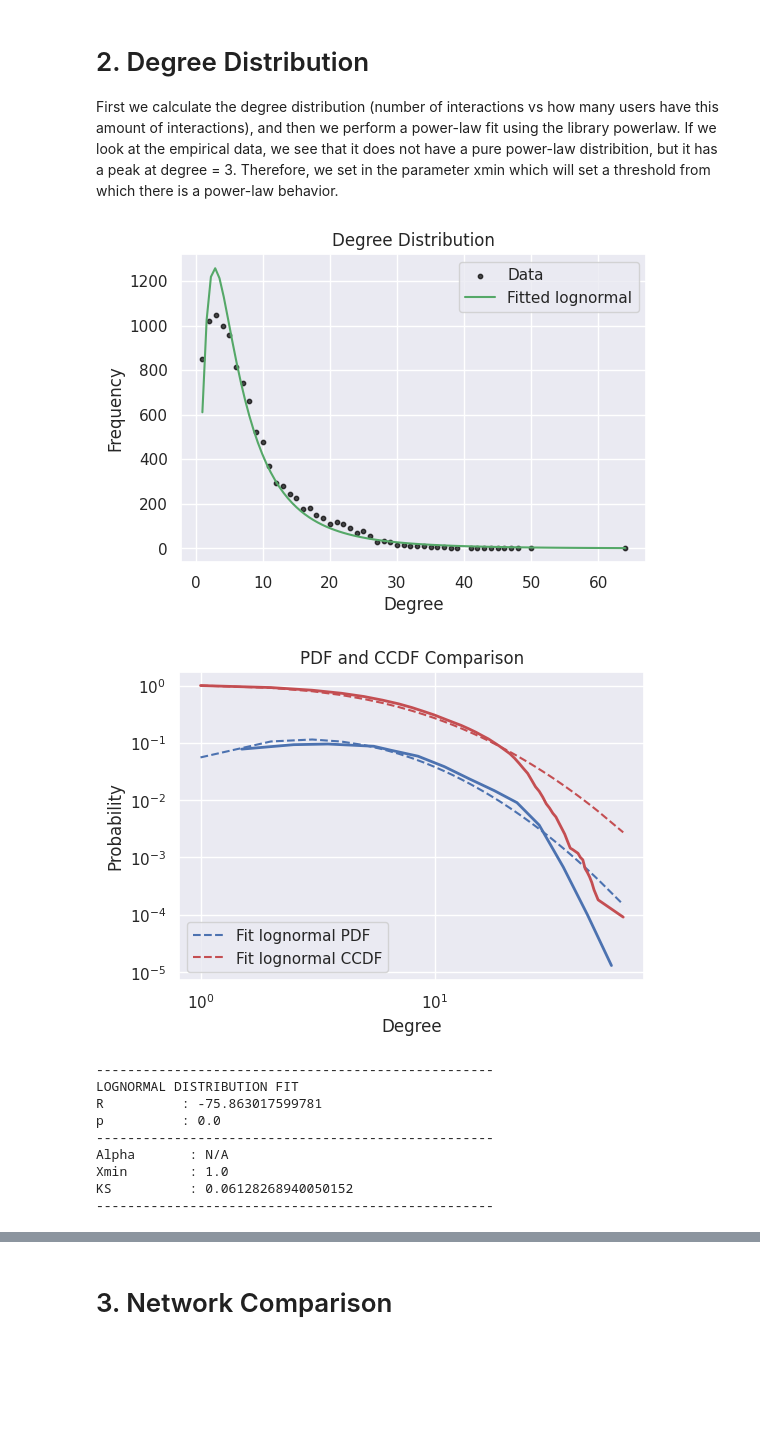
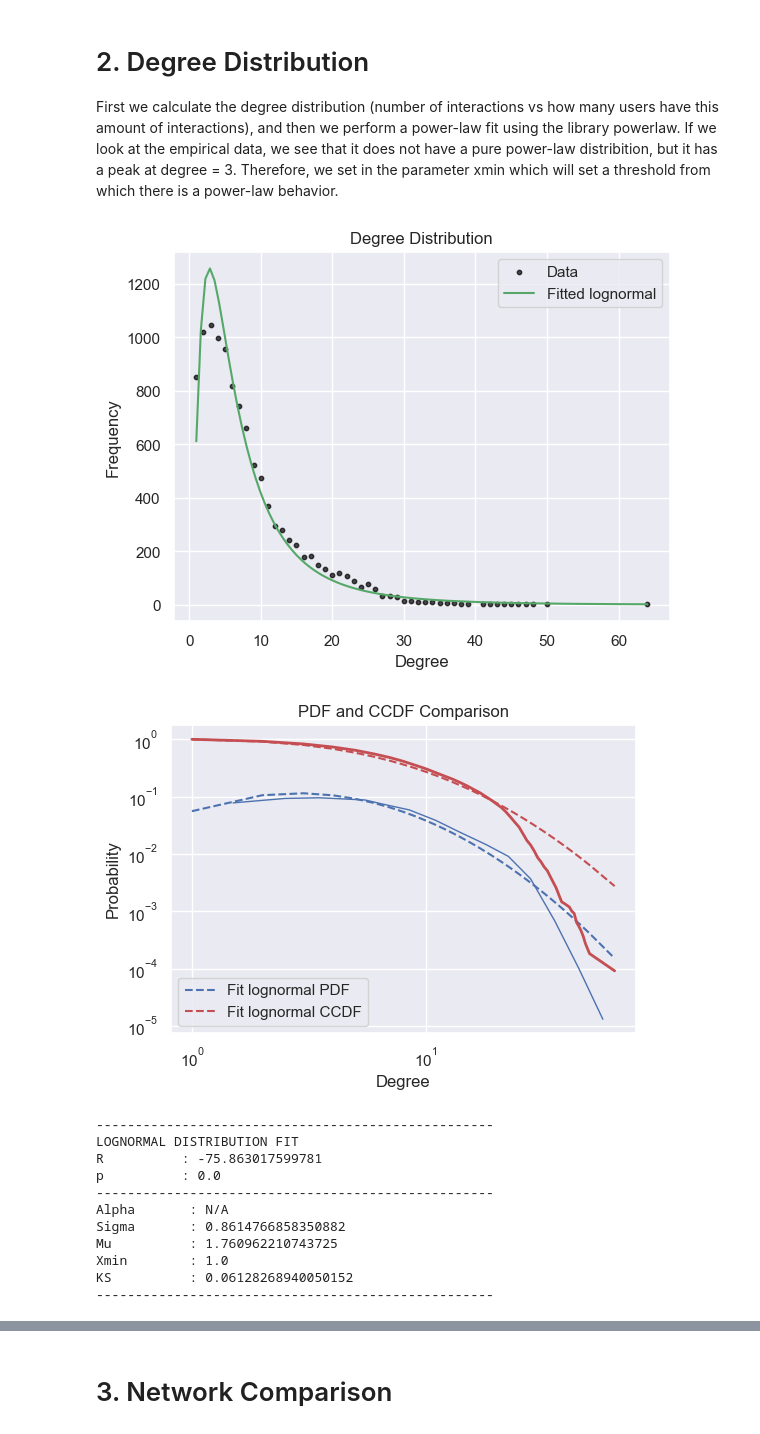
Before and after one commit to haxmxah/DDSA_Assignment_3, a Jupyter notebook: notebooks/assignment II.ipynb, the cells around one changed output, grey strips where cells are left out. Saved outputs shown, nothing was run; the diff lists cells and outputs as text; code cells hidden in the pictures; blank space fills up the shorter version.

```diff
--- a/notebooks/assignment II.ipynb
+++ b/notebooks/assignment II.ipynb
@@ -457,7 +458,8 @@ def get_degree_distr(G, distributions, xmin=None):
     degrees = np.array(list(degree_freq_dict.keys()))
     frequencies = np.array(list(degree_freq_dict.values()))
 
-    fit = pl.Fit(degree_freq_list, discrete=True, linear_bins=True, xmin=xmin)
+    fit = pl.Fit(degree_freq_list, discrete=True, xmin=xmin, bin_edges=True)
+
     R, p = fit.distribution_compare(distributions[0], distributions[1], normalized_ratio=True)
 
     if R > 0:
@@ -470,49 +472,55 @@ def get_degree_distr(G, distributions, xmin=None):
     x_range = np.linspace(selected_dist.xmin, max(degree_freq_list), 100)
     y_range = [selected_dist.pdf(x) * len(degree_freq_list) for x in x_range]
 
-    plt.figure(figsize=(6, 4))
+    plt.figure()
     plt.scatter(degrees, frequencies, s=10, alpha=0.7, color='black', label="Data")
     plt.plot(x_range, y_range, color='g', linestyle='-', label=f"Fitted {dist_name}")
     plt.xlabel("Degree")
     plt.ylabel("Frequency")
     plt.legend()
     plt.title("Degree Distribution")
     plt.show()
 
     fig, ax = plt.subplots(figsize=(6, 4))
-    fit.plot_pdf(color='b', linewidth=2, ax=ax)
     selected_dist.plot_pdf(ax=ax, color='b', linestyle='--', label=f"Fit {dist_name} PDF")
+    fit.plot_pdf(color='b', linewidth=1, ax=ax)
     fit.plot_ccdf(color='r', linewidth=2, ax=ax)
     selected_dist.plot_ccdf(ax=ax, color='r', linestyle='--', label=f"Fit {dist_name} CCDF")
     ax.set_xlabel("Degree")
     ax.set_ylabel("Probability")
     ax.legend()
     ax.set_title("PDF and CCDF Comparison")
+
     plt.show()
+
 
     string = f"""
 ---------------------------------------------------
 {dist_name.upper()} DISTRIBUTION FIT
 R          : {R}
 p          : {p}
 ---------------------------------------------------
 Alpha       : {getattr(selected_dist, 'alpha', 'N/A')}
+Sigma       : {getattr(selected_dist, 'sigma', 'N/A')}
+Mu          : {getattr(selected_dist, 'mu', 'N/A')}
 Xmin        : {selected_dist.xmin}
 KS          : {selected_dist.D}
 ---------------------------------------------------
 """
     return string
 
 print(get_degree_distr(G, ['power_law', 'lognormal'], xmin=1))
 # %% [output]
-[figure, old version]
+[figure, new version]
-[figure, old version]
+[figure, new version]
 ---------------------------------------------------
 LOGNORMAL DISTRIBUTION FIT
 R          : -75.863017599781
 p          : 0.0
 ---------------------------------------------------
 Alpha       : N/A
+Sigma       : 0.8614766858350882
+Mu          : 1.760962210743725
 Xmin        : 1.0
 KS          : 0.06128268940050152
 ---------------------------------------------------
```
Also changed, not shown: parts of 15 cells of this notebook, 4 other files.
